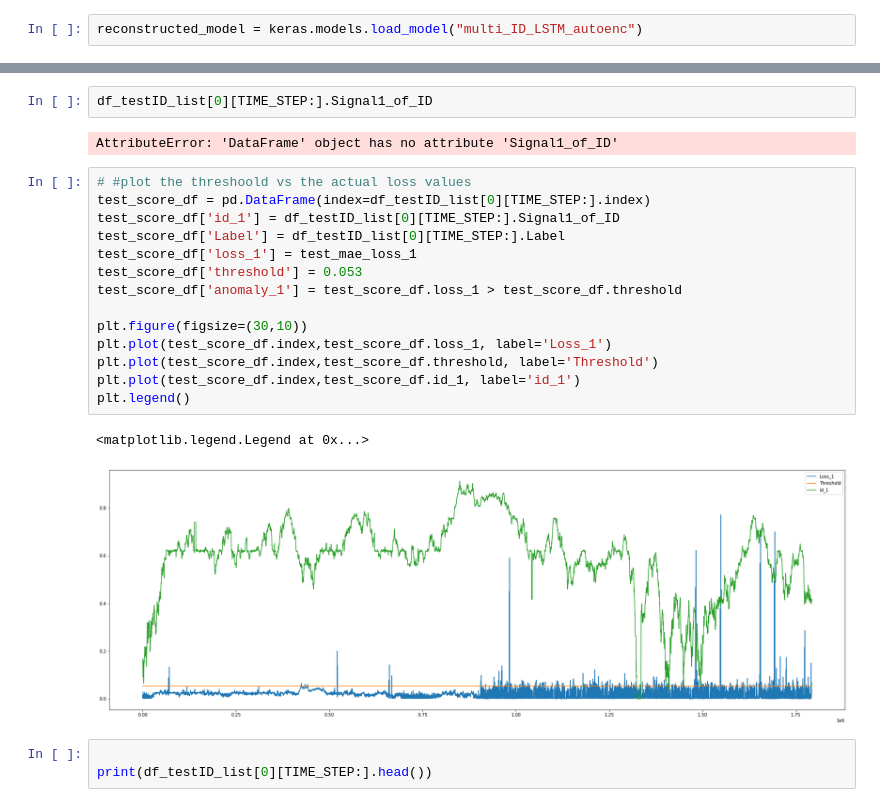
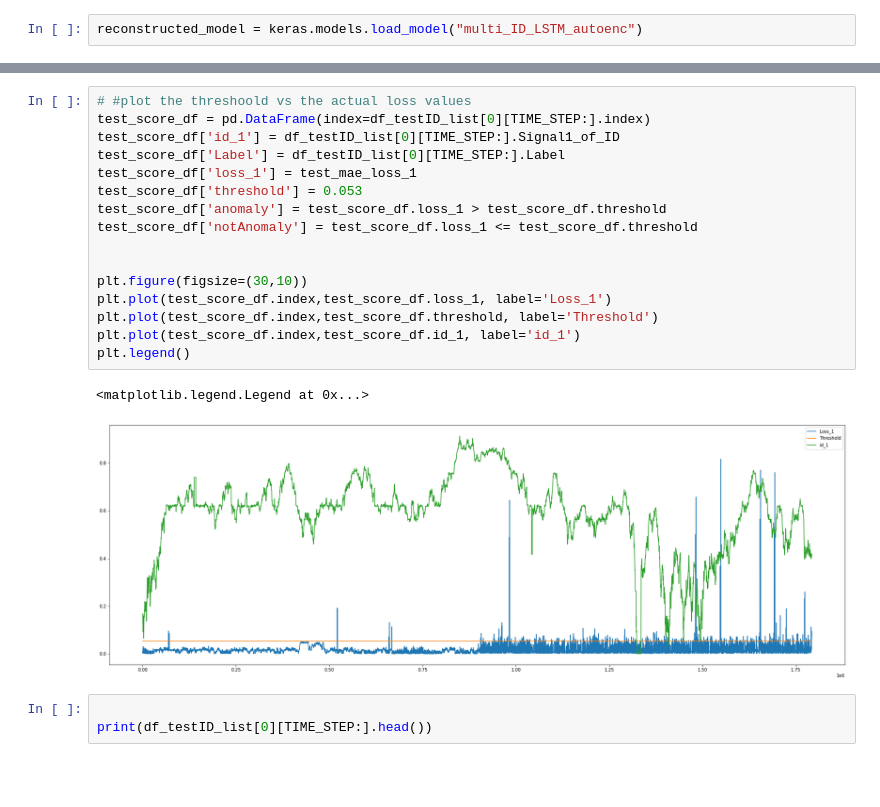
Before and after one commit to abdul2k10023/ML_CAN_IDS, a Jupyter notebook: multi_IDs.ipynb, the cells around one changed output, grey strips where cells are left out. Cells and saved outputs as stored; diff of their text form; blank space fills up the shorter version.

```diff
--- a/multi_IDs.ipynb
+++ b/multi_IDs.ipynb
@@ -410,24 +390,22 @@ Name: Signal1_of_ID, Length: 249970, dtype: float64
-# %%
-df_testID_list[0][TIME_STEP:].Signal1_of_ID
-# %% [output]
-AttributeError: 'DataFrame' object has no attribute 'Signal1_of_ID'
 # %%
 # #plot the threshoold vs the actual loss values
 test_score_df = pd.DataFrame(index=df_testID_list[0][TIME_STEP:].index)
 test_score_df['id_1'] = df_testID_list[0][TIME_STEP:].Signal1_of_ID
 test_score_df['Label'] = df_testID_list[0][TIME_STEP:].Label
 test_score_df['loss_1'] = test_mae_loss_1
 test_score_df['threshold'] = 0.053
-test_score_df['anomaly_1'] = test_score_df.loss_1 > test_score_df.threshold
+test_score_df['anomaly'] = test_score_df.loss_1 > test_score_df.threshold
+test_score_df['notAnomaly'] = test_score_df.loss_1 <= test_score_df.threshold
+
 
 plt.figure(figsize=(30,10))
 plt.plot(test_score_df.index,test_score_df.loss_1, label='Loss_1')
 plt.plot(test_score_df.index,test_score_df.threshold, label='Threshold')
 plt.plot(test_score_df.index,test_score_df.id_1, label='id_1')
 plt.legend()
 # %% [output]
 <matplotlib.legend.Legend at 0x...>
-[figure, old version]
+[figure, new version]
 # %%
 
 print(df_testID_list[0][TIME_STEP:].head())
```
Also changed, not shown: parts of 27 cells of this notebook, 8 other files.
